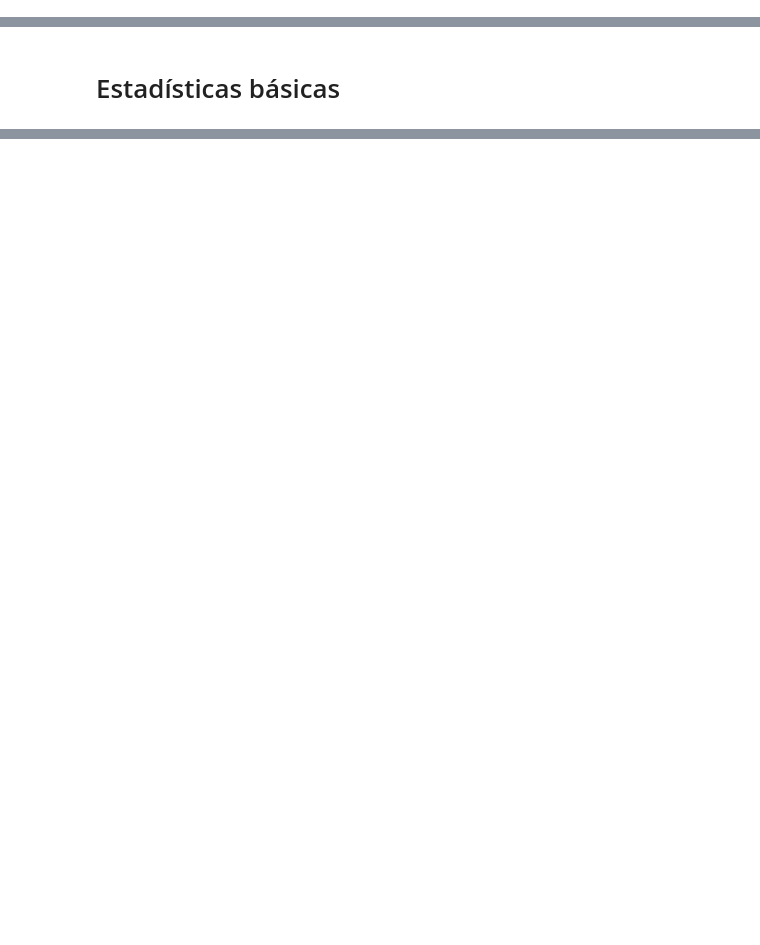
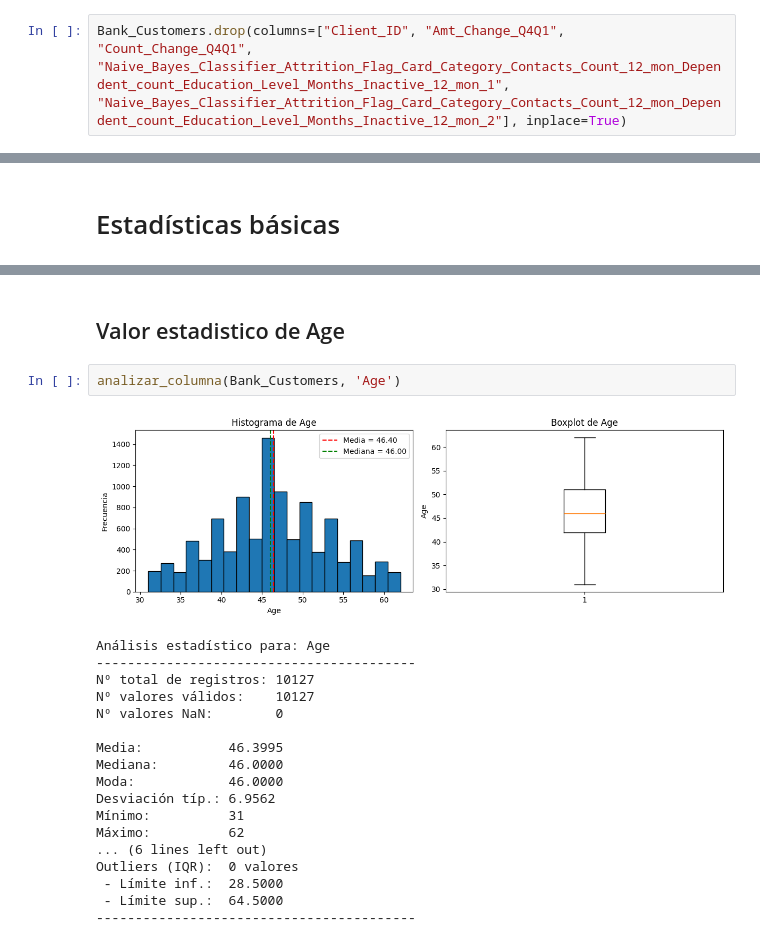
Before and after one commit to jairosann/Trabajo-Programaci-n, a Jupyter notebook: Programacion2.ipynb, the cells around one changed output, grey strips where cells are left out. Cells and saved outputs as stored; diff of their text form; blank space fills up the shorter version.

```diff
--- a/Programacion2.ipynb
+++ b/Programacion2.ipynb
@@ -502,0 +460,2 @@ Bank_Customers
+# %%
+Bank_Customers.drop(columns=["Client_ID", "Amt_Change_Q4Q1", "Count_Change_Q4Q1", "Naive_Bayes_Classifier_Attrition_Flag_Card_Category_Contacts_Count_12_mon_Dependent_count_Education_Level_Months_Inactive_12_mon_1", "Naive_Bayes_Classifier_Attrition_Flag_Card_Category_Contacts_Count_12_mon_Dependent_count_Education_Level_Months_Inactive_12_mon_2"], inplace=True)
@@ -506,0 +582,23 @@ Bank_Customers
+# %% [markdown]
+## Valor estadistico de Age
+# %%
+analizar_columna(Bank_Customers, 'Age')
+# %% [output]
+[figure, added]
+Análisis estadístico para: Age
+-----------------------------------------
+Nº total de registros: 10127
+Nº valores válidos:    10127
+Nº valores NaN:        0
+
+Media:           46.3995
+Mediana:         46.0000
+Moda:            46.0000
+Desviación típ.: 6.9562
+Mínimo:          31
+Máximo:          62
+... (6 lines left out)
+Outliers (IQR):  0 valores
+ - Límite inf.:  28.5000
+ - Límite sup.:  64.5000
+-----------------------------------------
```
Also changed, not shown: parts of 66 cells of this notebook, 2 other files.
